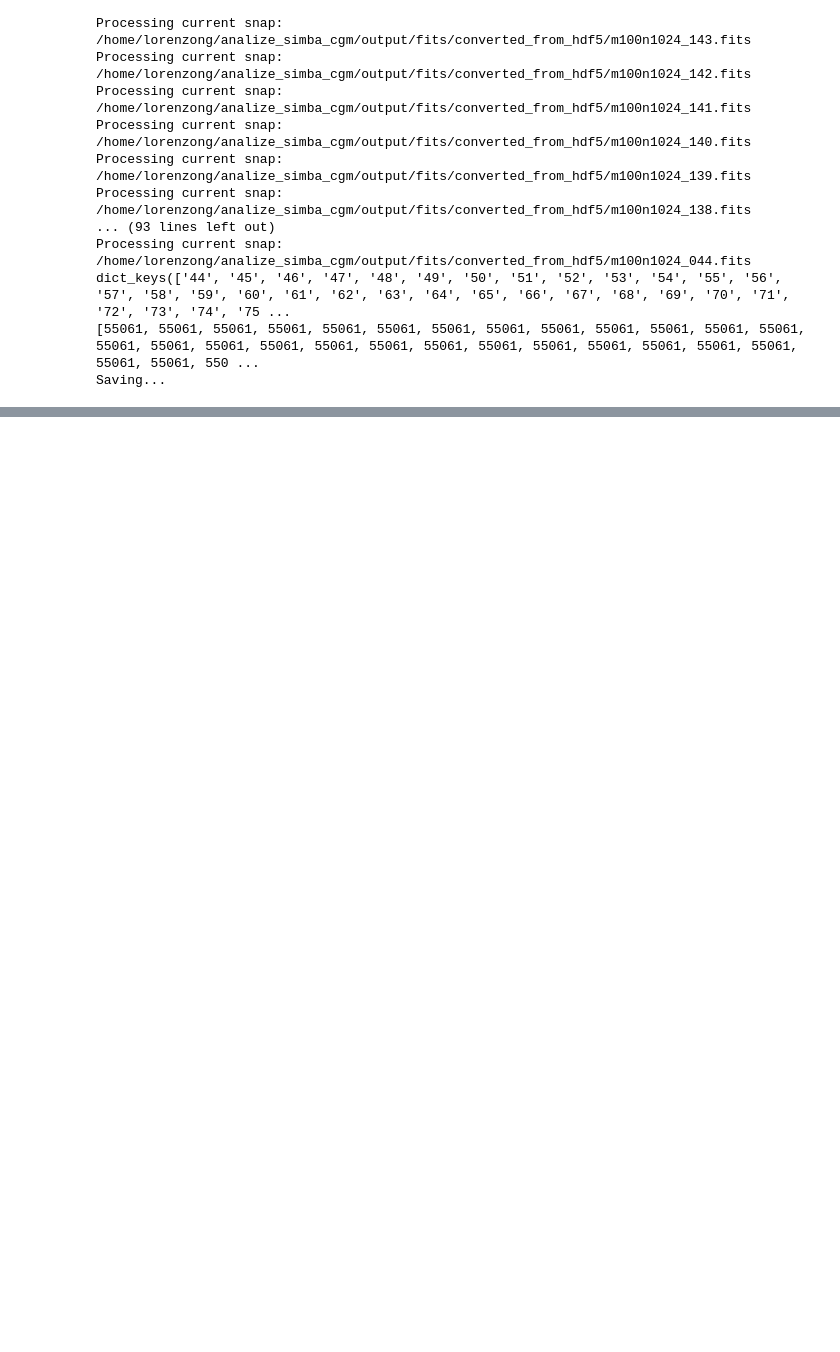
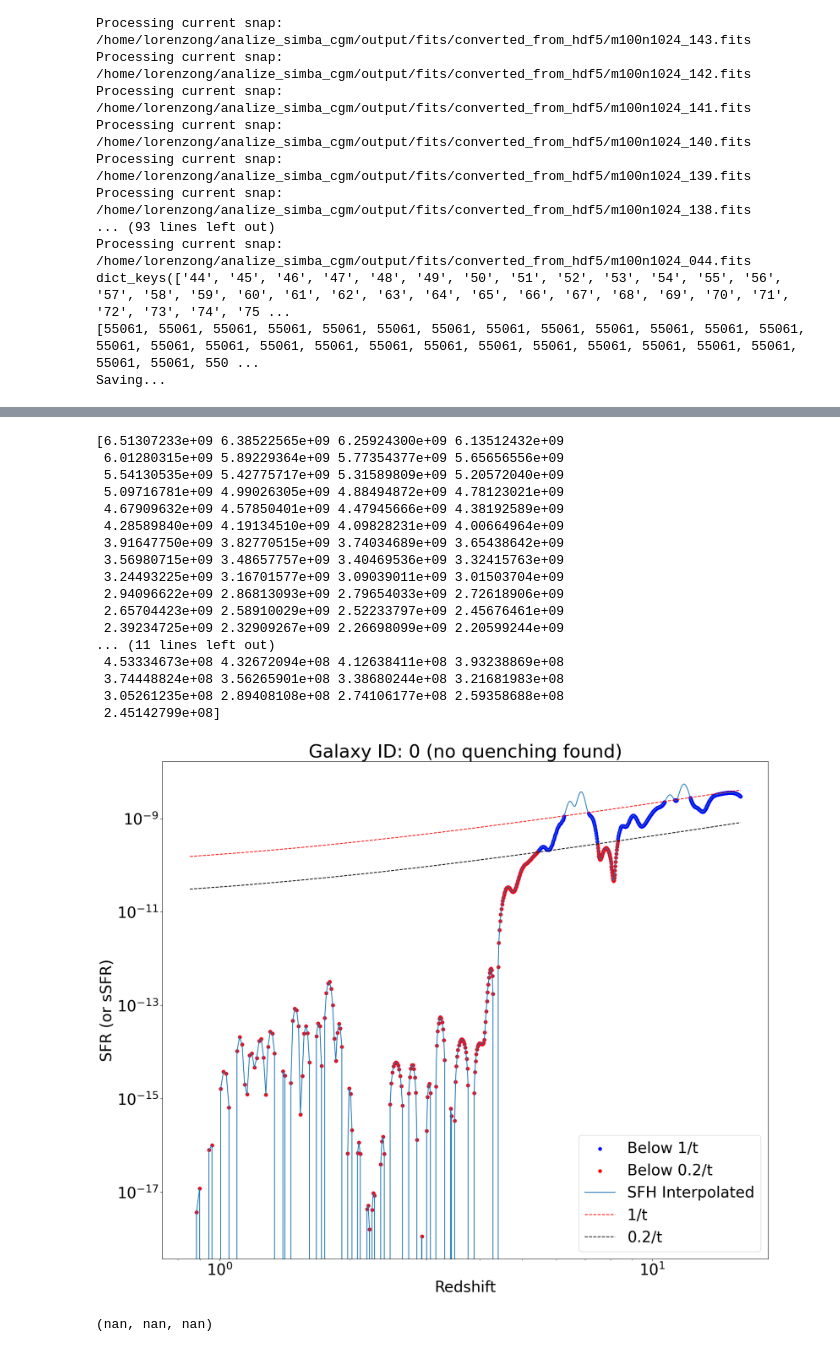
Before and after one commit to GiulianoLo/analize_simba_cgm, a Jupyter notebook: cgm_main.ipynb, the cells around one changed output, grey strips where cells are left out. Cells and saved outputs as stored; diff of their text form; code cells hidden in the pictures; blank space fills up the shorter version.

Commit message:
fixed quenching time selection, but hystory tracing fails for some galaxies

```diff
--- a/cgm_main.ipynb
+++ b/cgm_main.ipynb
@@ -238,0 +395,24 @@ sfh.plot_history([0, 1, 2, 3, 4, 5], cosmo, 2)
+# %%
+z = sb.get_redshifts()
+# %%
+quenching_info((sfr['sfr']/sfr['stellar_masses'])[:,0], z[41:], Npoints=1000, ID=0, plot=True)
+# %% [output]
+[6.51307233e+09 6.38522565e+09 6.25924300e+09 6.13512432e+09
+ 6.01280315e+09 5.89229364e+09 5.77354377e+09 5.65656556e+09
+ 5.54130535e+09 5.42775717e+09 5.31589809e+09 5.20572040e+09
+ 5.09716781e+09 4.99026305e+09 4.88494872e+09 4.78123021e+09
+ 4.67909632e+09 4.57850401e+09 4.47945666e+09 4.38192589e+09
+ 4.28589840e+09 4.19134510e+09 4.09828231e+09 4.00664964e+09
+ 3.91647750e+09 3.82770515e+09 3.74034689e+09 3.65438642e+09
+ 3.56980715e+09 3.48657757e+09 3.40469536e+09 3.32415763e+09
+ 3.24493225e+09 3.16701577e+09 3.09039011e+09 3.01503704e+09
+ 2.94096622e+09 2.86813093e+09 2.79654033e+09 2.72618906e+09
+ 2.65704423e+09 2.58910029e+09 2.52233797e+09 2.45676461e+09
+ 2.39234725e+09 2.32909267e+09 2.26698099e+09 2.20599244e+09
+... (11 lines left out)
+ 4.53334673e+08 4.32672094e+08 4.12638411e+08 3.93238869e+08
+ 3.74448824e+08 3.56265901e+08 3.38680244e+08 3.21681983e+08
+ 3.05261235e+08 2.89408108e+08 2.74106177e+08 2.59358688e+08
+ 2.45142799e+08]
+[figure, added]
+(nan, nan, nan)
```
Also changed, not shown: parts of 12 cells of this notebook, 9 other files.
